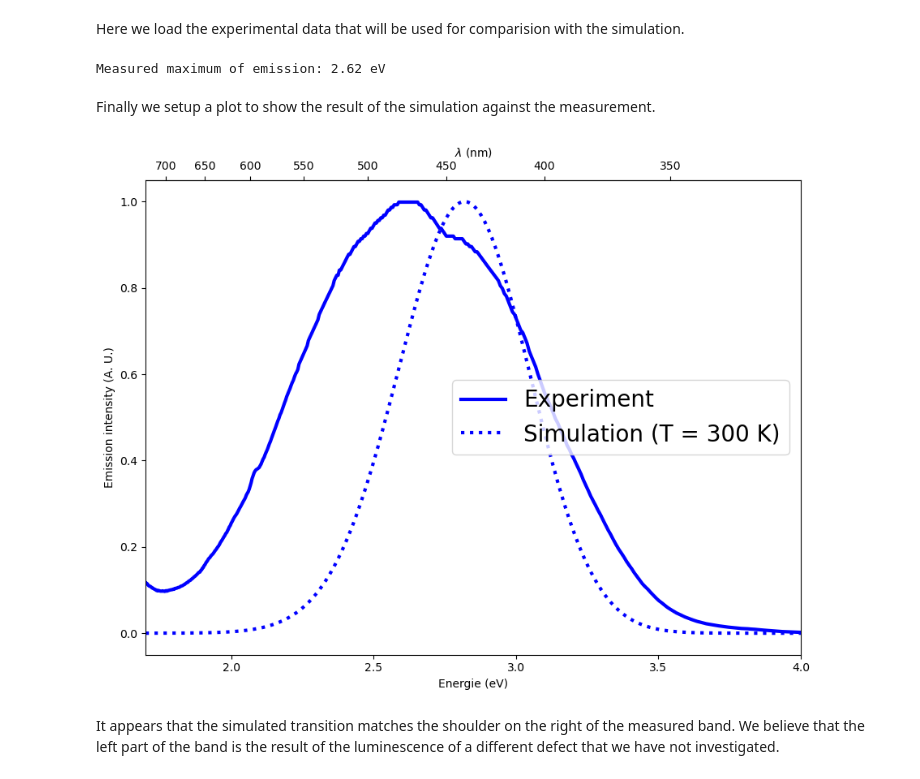
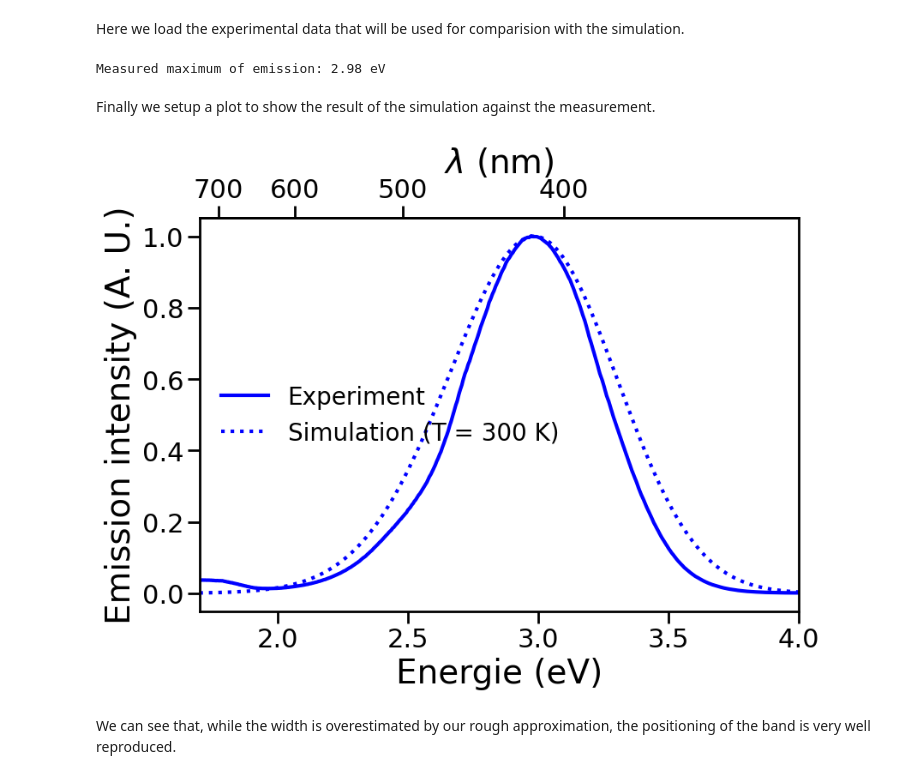
Before and after one commit to PyDEF/hylight, a Jupyter notebook: docs_src/tutorial/tutorial.ipynb, the cells around one changed output. Saved outputs shown, nothing was run; the diff lists cells and outputs as text; code cells hidden in the pictures.

```diff
--- a/docs_src/tutorial/tutorial.ipynb
+++ b/docs_src/tutorial/tutorial.ipynb
@@ -86,11 +89,11 @@ Here we declare the inputs that will be used later.
 # %%
-fc_shift_es = 0.1091  # B-C
-fc_shift_gs = 0.2871  # D-A
-e_adia = 2.970886  # C-A
+fc_shift_gs = 0.5846914  # D-A
+fc_shift_es = 0.5312436  # B-C (only used for the width approximation)
+e_adia = 3.49839858  # C-A
 
 e_vert = e_adia - fc_shift_gs  # C-D
 
-outcar = "OUTCAR.npz"  # vibrations
+outcar = "vib_ti_mg_edge_crys.log.npz"  # vibrations
 poscar_gs = "POSCAR_GS"  # R_G
 poscar_es = "POSCAR_S1"  # R_E
 T = 300  # measure temperature (K)
@@ -167,6 +180,14 @@ The specific model for the width is a 1D reduction of the system, and the effect
 # %%
 from hylight.guess_width import guess_width, OmegaEff, WidthModel
 
-width = guess_width(outcar, (poscar_gs, poscar_es), fc_shift_gs, fc_shift_es, T, omega_eff_type=OmegaEff.FC_MEAN, width_model=WidthModel.ONED)
+width = guess_width(
+    outcar,
+    (poscar_gs, poscar_es),
+    fc_shift_gs,
+    fc_shift_es,
+    T,
+    omega_eff_type=OmegaEff.FC_MEAN,
+    width_model=WidthModel.ONED,
+)
 print(f"Guessed line FWHM = {width*1e3:0.1f} meV")
 # %% [output]
@@ -200,35 +225,38 @@ Computed maximum of emission: 2.82 eV
 # %% [markdown]
 Here we load the experimental data that will be used for comparision with the simulation.
 # %%
-exp_e, exp_i, max_emission = load_exp("lum_BaZrO3_277nm_220518_corr.csv")
+exp_e, exp_i, max_emission = load_exp("recorded_emission.txt")
 
 print(f"Measured maximum of emission: {max_emission:.3} eV")
 # %% [output]
-Measured maximum of emission: 2.62 eV
+Measured maximum of emission: 2.98 eV
 # %% [markdown]
 Finally we setup a plot to show the result of the simulation against the measurement.
 # %%
 plt.figure(figsize=(9, 7))
 
 e, sp = e[1:], sp[1:]
 exp_e, exp_i = exp_e[1:], exp_i[1:]
 plt.plot(exp_e, exp_i, "b", lw=3, label="Experiment")
 plt.plot(e, sp, ":", color="b", lw=3, label=f"Simulation (T = {T} K)")
 
 plt.xlim(1.7, 4)
 plt.xlabel("Energie (eV)")
 plt.ylabel("Emission intensity (A. U.)")
 
 ax = plt.gca()
-np.seterr(divide='ignore')  # there is a division by zero occuring in the next line but it is irrelevant for our xlim
-secax = ax.secondary_xaxis('top', functions=(lambda x: eV1_in_nm / x, lambda x: eV1_in_nm / x))
-secax.set_xlabel("$\lambda$ (nm)")
+np.seterr(
+    divide="ignore"
+)  # there is a division by zero occuring in the next line but it is irrelevant for our xlim
+secax = ax.secondary_xaxis(
+    "top", functions=(lambda x: eV1_in_nm / x, lambda x: eV1_in_nm / x)
+)
+secax.set_xlabel("$\\lambda$ (nm)")
 
 plt.tight_layout()
 leg = plt.legend(prop={"size": 20})
-plt.savefig("bzo_spectra.png")
+plt.savefig("al2o3_ti_spectra.png")
 # %% [output]
-[figure, old version]
+[figure, new version]
-# %% [markdown]
-It appears that the simulated transition matches the shoulder on the right of the measured band.
-We believe that the left part of the band is the result of the luminescence of a different defect that we have not investigated.
+# %% [markdown]
+We can see that, while the width is overestimated by our rough approximation, the positioning of the band is very well reproduced.
```
Also changed, not shown: parts of 13 cells of this notebook, 13 other files.
